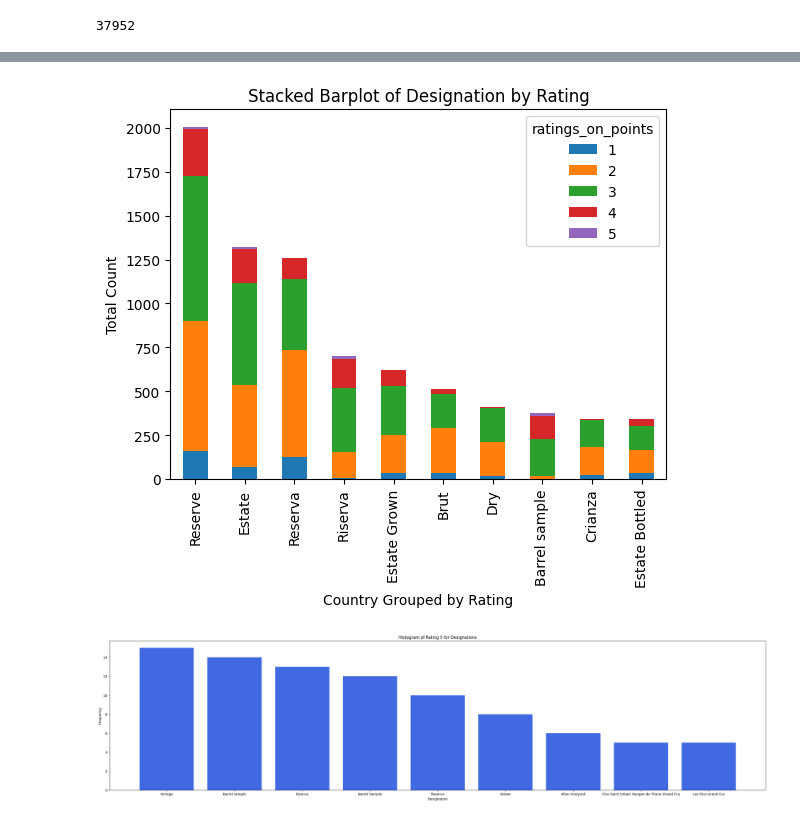
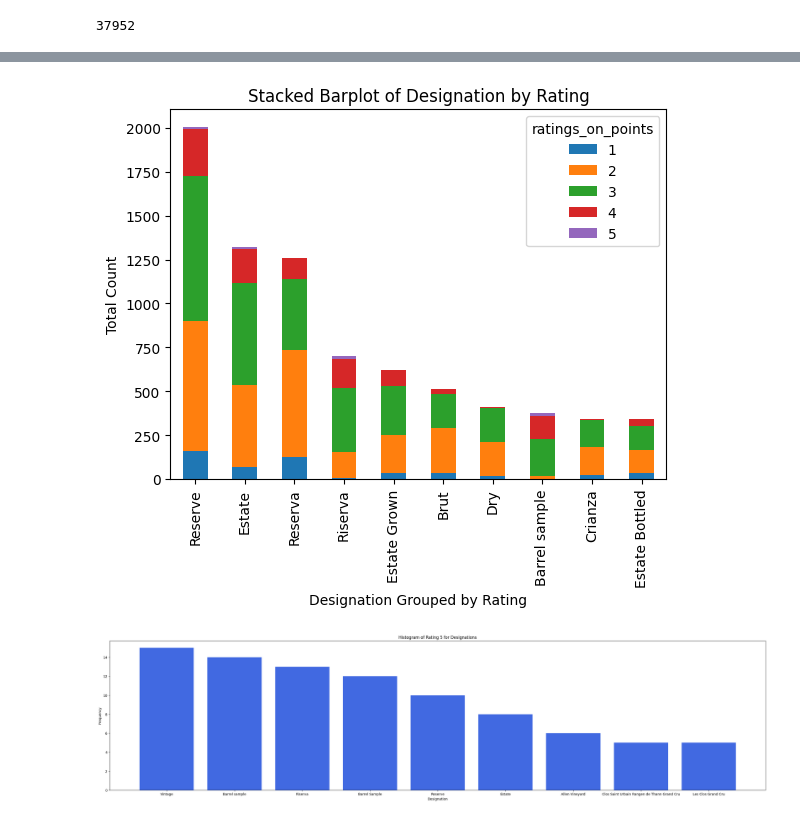
Before and after one commit to janmejoykar1807/KagglePracticeProject, a Jupyter notebook: Wine_Enthusiasts.ipynb, the cells around one changed output, grey strips where cells are left out. Cells and saved outputs as stored; diff of their text form; code cells hidden in the pictures.

```diff
--- a/Wine_Enthusiasts.ipynb
+++ b/Wine_Enthusiasts.ipynb
@@ -526,17 +581,17 @@ plt.show()
 # %%
-group_new = new_df[['country','designation','ratings_on_points']]
+group_new = new_df[['country','designation','ratings_on_points', 'winery']]
 # %%
 grouped = group_new.groupby(['designation','ratings_on_points']).size().unstack(fill_value=0)
 top10 = grouped.sum(axis=1).sort_values(ascending=False)[1:11]
 grouped.loc[top10.index].plot(kind='bar', stacked=True)
 
-plt.xlabel('Country Grouped by Rating')
+plt.xlabel('Designation Grouped by Rating')
 plt.ylabel('Total Count')
 plt.title('Stacked Barplot of Designation by Rating')
 
 plt.show()
 # %% [output]
-[figure, old version]
+[figure, new version]
 # %%
 subset = group_new[group_new['ratings_on_points'] == 5]['designation']
 counts = subset.value_counts().sort_values(ascending=False)[1:10]
```
Also changed, not shown: parts of 39 cells of this notebook.
